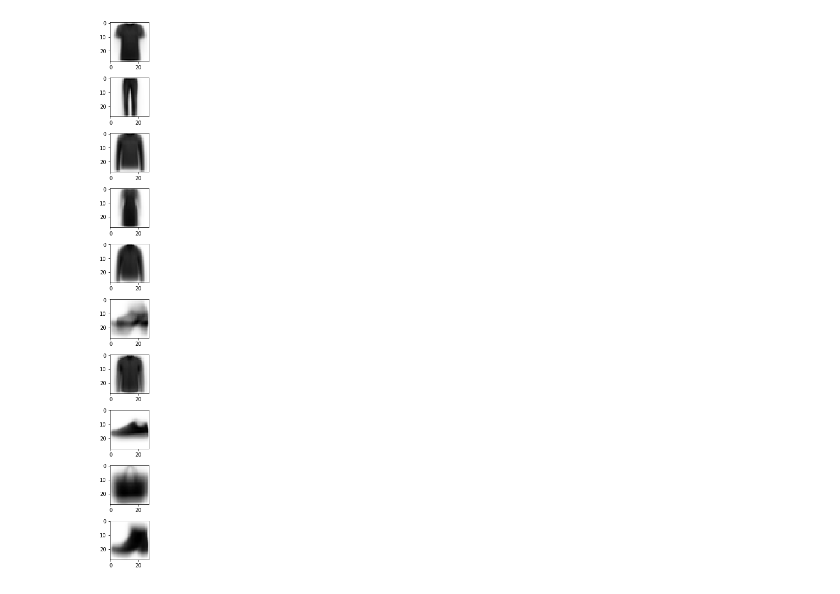
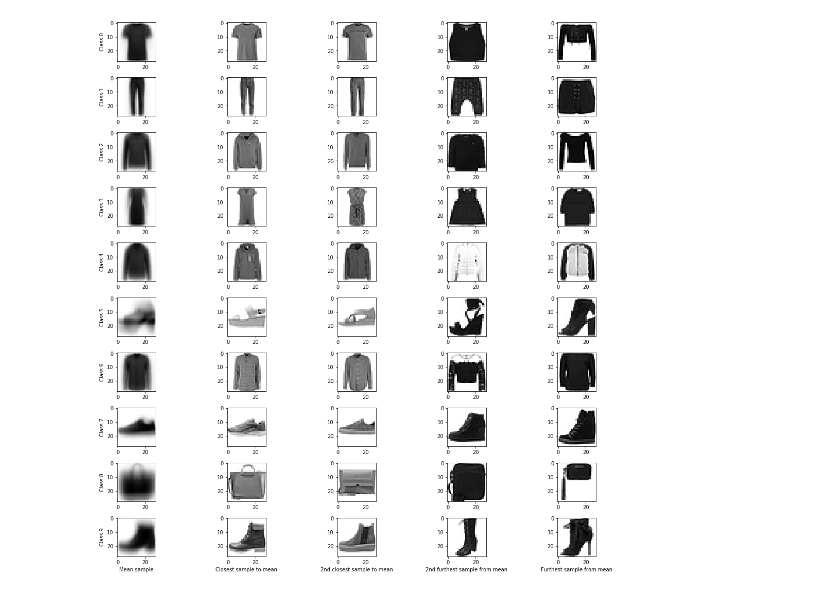
Before and after one commit to hwixley/IAML-cwk2, a Jupyter notebook: INFR10069-2020-CW2/templates/iaml01cw2_q1.ipynb, the cells around one changed output. Drawn from its saved outputs; the diff is of its cells as text; code cells hidden in the pictures.

```diff
--- a/INFR10069-2020-CW2/templates/iaml01cw2_q1.ipynb
+++ b/INFR10069-2020-CW2/templates/iaml01cw2_q1.ipynb
@@ -103,10 +103,10 @@ def iaml01cw2_q1_2():
     for row in range(Ytrn.size):
         classSamples[Ytrn[row]].append(row)
 
-    # Calculate the mean samples for each class
     for c in range(10):
         samples = classSamples[c]
 
+        #Calculate the mean samples for each class
         for index in samples:
             classMeans[c] += Xtrn[index,:]
 
@@ -114,20 +114,54 @@ def iaml01cw2_q1_2():
         imageC = classMeans[c].reshape(28,28)
         images.append(imageC)
 
-    # Calculate closest samples
-    for c in range(10):
+        #Calculate closest samples
         close1 = -1
-        dist1 = 10000
+        closeDist1 = 10000
         close2 = -1
-        dist2 = 10000
+        closeDist2 = 10000
+        #Calculate furthest samples
+        far1 = -1
+        farDist1 = 0
+        far2 = -1
+        farDist2 = 0
 
-        samples = classSamples[c]
+        for index in samples:
+            dist = sum((classMeans[c]-Xtrn[index,:])**2)
 
-    fig, axs = plt.subplots(10,figsize=(15,15))
+            if dist < closeDist1:
+                close1 = index
+                closeDist1 = dist
+            elif dist < closeDist2:
+                close2 = index
+                closeDist2 = dist
+
+            if dist > farDist1:
+                far1 = index
+                farDist1 = dist
+            elif dist > farDist2:
+                far2 = index
+                farDist2 = dist
+
+        closest[c].append(close1)
+        closest[c].append(close2)
+        furthest[c].append(far1)
+        furthest[c].append(far2)
+
+
+    fig, axs = plt.subplots(10,5,figsize=(15,15))
     fig.tight_layout()
     for i in range(10):
-        axs[i].imshow(images[i], cmap="gray_r")
-
+        axs[i,0].imshow(images[i], cmap="gray_r")
+        axs[i,0].set(ylabel = "Class " + str(i))
+        axs[i,1].imshow(Xtrn[closest[i][0],:].reshape(28,28), cmap="gray_r")
+        axs[i,2].imshow(Xtrn[closest[i][1],:].reshape(28,28), cmap="gray_r")
+        axs[i,3].imshow(Xtrn[furthest[i][1],:].reshape(28,28), cmap="gray_r")
+        axs[i,4].imshow(Xtrn[furthest[i][0],:].reshape(28,28), cmap="gray_r")
+    axs[9,0].set(xlabel = "Mean sample")
+    axs[9,1].set(xlabel = "Closest sample to mean")
+    axs[9,2].set(xlabel = "2nd closest sample to mean")
+    axs[9,3].set(xlabel = "2nd furthest sample from mean")
+    axs[9,4].set(xlabel = "Furthest sample from mean")
 
 
 #
@@ -141,31 +175,31 @@ iaml01cw2_q1_2()   # comment this out when you run the function
 
 # Q1.4
 #def iaml01cw2_q1_4():
 #
 # iaml01cw2_q1_4()   # comment this out when you run the function
 
 
 # Q1.5
 #def iaml01cw2_q1_5():
 #
 # iaml01cw2_q1_5()   # comment this out when you run the function
 
 
 # Q1.6
 #def iaml01cw2_q1_6():
 #
 # iaml01cw2_q1_6()   # comment this out when you run the function
 
 
 # Q1.7
 #def iaml01cw2_q1_7():
 #
 # iaml01cw2_q1_7()   # comment this out when you run the function
 
 
 # Q1.8
 #def iaml01cw2_q1_8():
 #
 # iaml01cw2_q1_8()   # comment this out when you run the function
 # %% [output]
-[figure, old version]
+[figure, new version]
```
Also changed, not shown: 1 other file.
